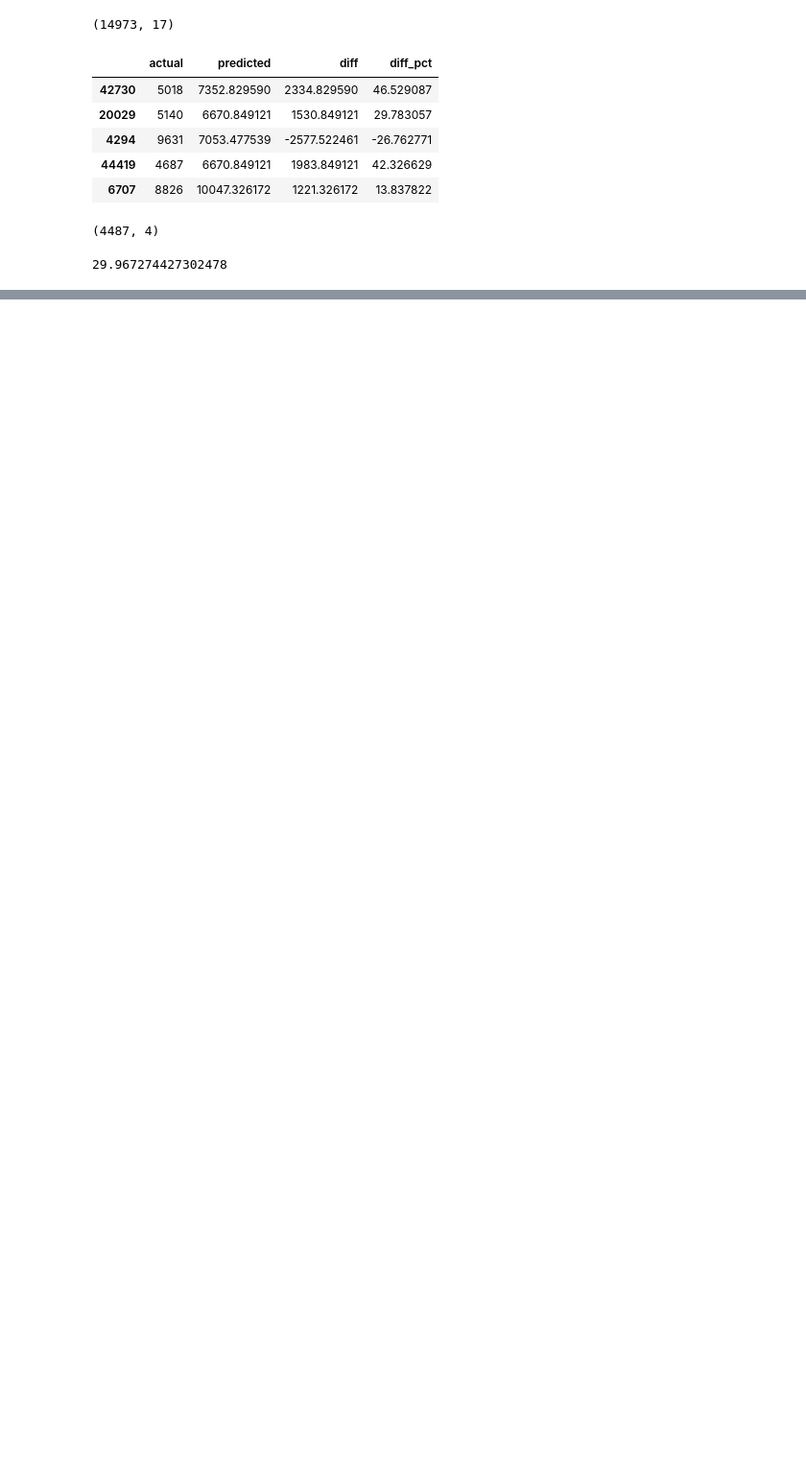
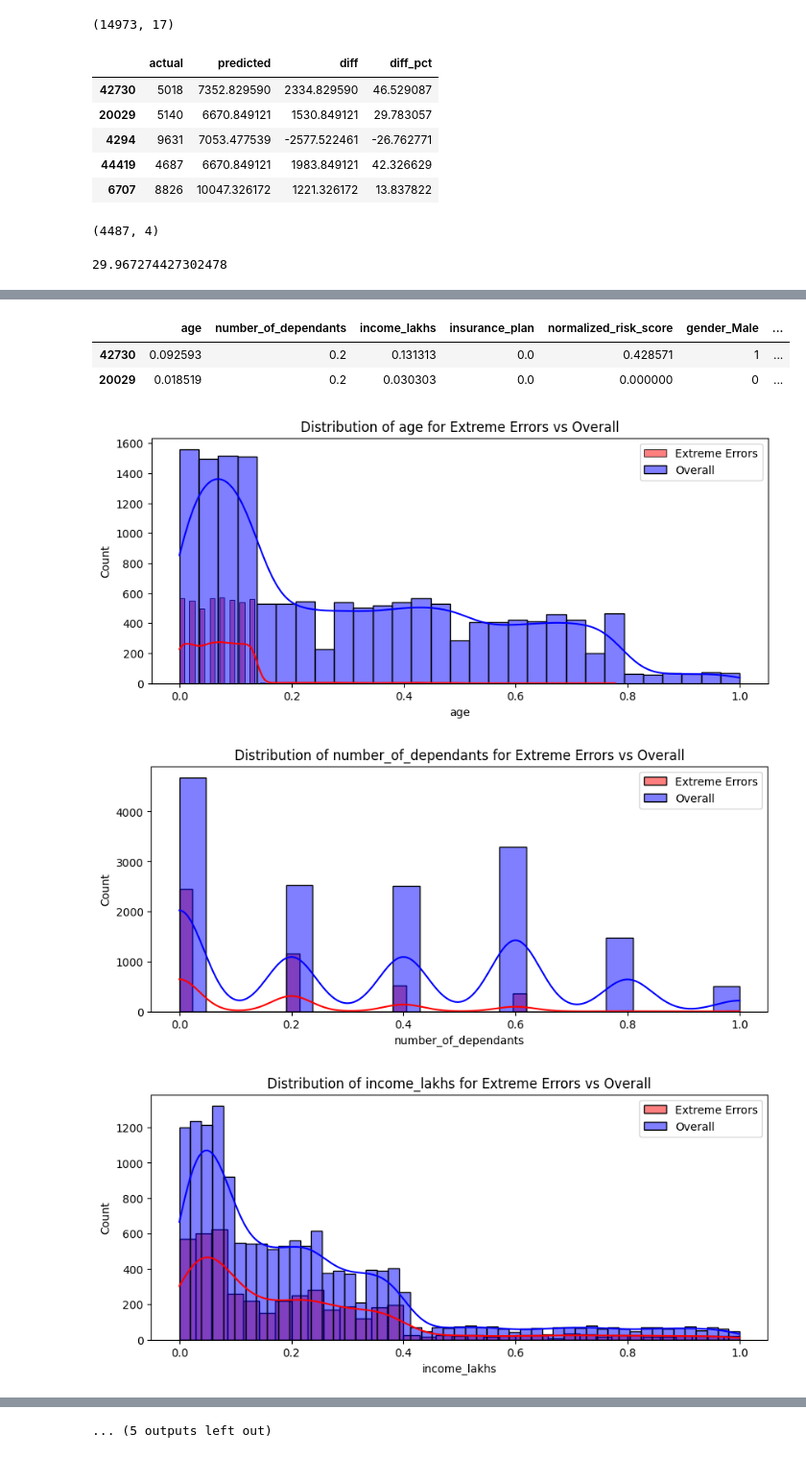
Before and after one commit to malviynjali11/HealthCare-Premium-ML-Regression-Project, a Jupyter notebook: main.ipynb, the cells around one changed output, grey strips where cells are left out. Shown at 96% size. Saved outputs shown, nothing was run; the diff lists cells and outputs as text; code cells hidden in the pictures; blank space fills up the shorter version.

Commit message:
Error Analysis done, now doing Model segmentation

```diff
--- a/main.ipynb
+++ b/main.ipynb
@@ -803,0 +820,19 @@ extreme_errors_pct
+# %%
+extreme_errors_df = X_test.loc[extreme_results_df.index]
+extreme_errors_df.head(2)
+# %% [output]
+|  | age | number_of_dependants | income_lakhs | insurance_plan | normalized_risk_score | gender_Male | ... |
+| 42730 | 0.092593 | 0.2 | 0.131313 | 0.0 | 0.428571 | 1 | ... |
+| 20029 | 0.018519 | 0.2 | 0.030303 | 0.0 | 0.000000 | 0 | ... |
+# %%
+for feature in X_test.columns:
+    plt.figure(figsize=(10, 4))
+    sns.histplot(extreme_errors_df[feature], color='red', label='Extreme Errors', kde=True)
+    sns.histplot(X_test[feature], color='blue', label='Overall', alpha=0.5, kde=True)
+    plt.legend()
+    plt.title(f'Distribution of {feature} for Extreme Errors vs Overall')
+    plt.show()
+# %% [output]
+[figure, added]
+[figure, added]
+[figure, added]
@@ -803,0 +848 @@ extreme_errors_pct
+... (5 outputs left out)
```
Also changed, not shown: parts of 10 cells of this notebook.
